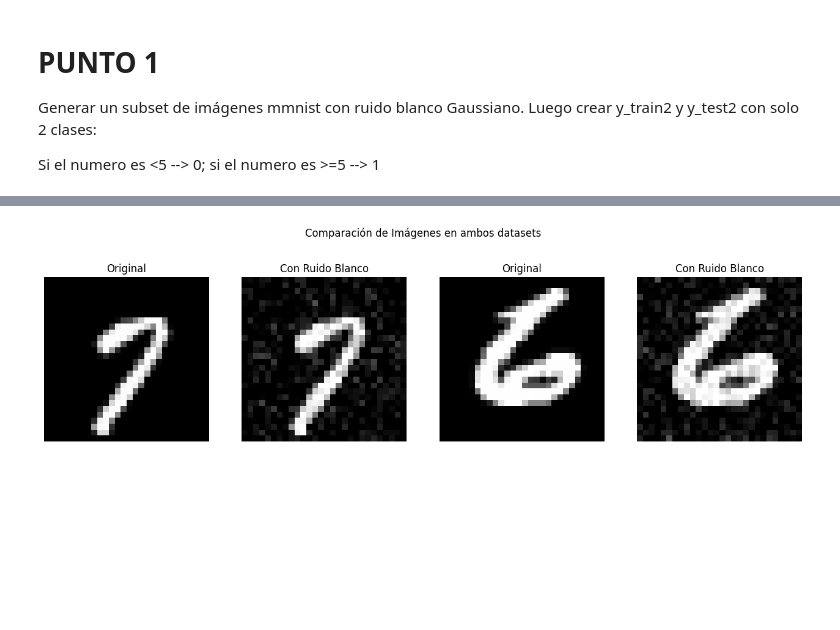
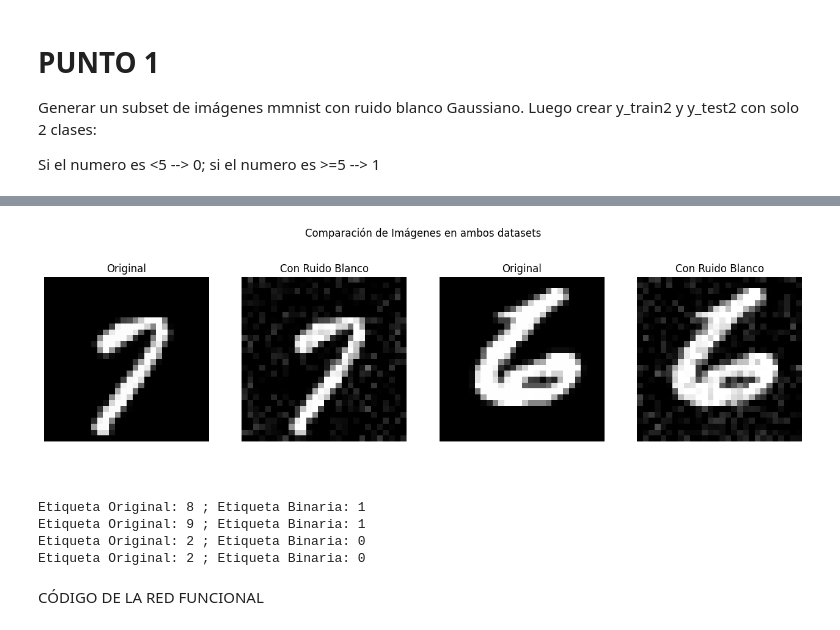
Before and after one commit to FelipeFerAl/ImageProcessing, a Jupyter notebook: Talleres/Taller2_PDI.ipynb, the cells around one changed output, grey strips where cells are left out. Cells and saved outputs as stored; diff of their text form; code cells hidden in the pictures; blank space fills up the shorter version.

```diff
--- a/Talleres/Taller2_PDI.ipynb
+++ b/Talleres/Taller2_PDI.ipynb
@@ -13,7 +13,7 @@ import numpy as np
 def noisy_images(x_train, x_test):
   """
   Esta función toma los datos de train y test
-  y genera otro dataset con imágenes ruidosas
+  y genera otro dataset con imágenes ruidosas.
   Entrada: Conjunto de train y test original
   Salida: Conjunto de train y test ruidoso
   """
@@ -25,6 +25,18 @@ def noisy_images(x_train, x_test):
   train = np.clip(x_train + ruido, 0, 1)
   test = np.clip(x_test + ruido2, 0, 1)
   return train, test
+
+def binary_label(y_train, y_test):
+  """
+  Esta función toma las etiquetas de train y test
+  y genera otras etiquetas para clasificación
+  binaria.
+  Entrada: Conjunto de etiquetas originales
+  Salida: Etiquetas binarias
+  """
+  y_train2 = np.where(y_train < 5, 0, 1)
+  y_test2 = np.where(y_test < 5, 0, 1)
+  return y_train2, y_test2
 # %%
 # Carga de la base de datos original
 (x_train, y_train), (x_test, y_test) = tf.keras.datasets.mnist.load_data()
@@ -34,4 +46,7 @@ x_train = x_train/255
 x_test = x_test/255
 
 # Creación de los datasets de imágenes con ruido
-train2, test2 = noisy_images(x_train, x_test)
+x_train2, x_test2 = noisy_images(x_train, x_test)
+
+# Creación de las etiquetas binarias
+y_train2, y_test2 = binary_label(y_train, y_test)
@@ -38,12 +56,22 @@ train2, test2 = noisy_images(x_train, x_test)
 # %%
 idx = 9999
-plt.figure(figsize=(16,5))
-plt.title('Comparación de Imágenes en ambos datasets')
-plt.axis("off")
+plt.figure(figsize=(16,5)), plt.title('Comparación de Imágenes en ambos datasets'), plt.axis("off")
 plt.subplot(1,4,1), plt.imshow(x_train[idx], cmap="gray"), plt.title("Original"), plt.axis("off")
-plt.subplot(1,4,2), plt.imshow(train2[idx], cmap="gray"), plt.title("Con Ruido Blanco"), plt.axis("off")
+plt.subplot(1,4,2), plt.imshow(x_train2[idx], cmap="gray"), plt.title("Con Ruido Blanco"), plt.axis("off")
 plt.subplot(1,4,3), plt.imshow(x_test[idx], cmap="gray"), plt.title("Original"), plt.axis("off")
-plt.subplot(1,4,4), plt.imshow(test2[idx], cmap="gray"), plt.title("Con Ruido Blanco"), plt.axis("off")
+plt.subplot(1,4,4), plt.imshow(x_test2[idx], cmap="gray"), plt.title("Con Ruido Blanco"), plt.axis("off")
 plt.show()
 # %% [output]
-[figure, old version]
+[figure, new version]
+# %%
+# Prueba de las etiquetas
+idxs = [435,678,1269,6423]
+for idx in idxs:
+  print(f"Etiqueta Original: {y_test[idx]} ; Etiqueta Binaria: {y_test2[idx]}")
+# %% [output]
+Etiqueta Original: 8 ; Etiqueta Binaria: 1
+Etiqueta Original: 9 ; Etiqueta Binaria: 1
+Etiqueta Original: 2 ; Etiqueta Binaria: 0
+Etiqueta Original: 2 ; Etiqueta Binaria: 0
+# %% [markdown]
+CÓDIGO DE LA RED FUNCIONAL
```
Also changed, not shown: parts of 5 cells of this notebook.
